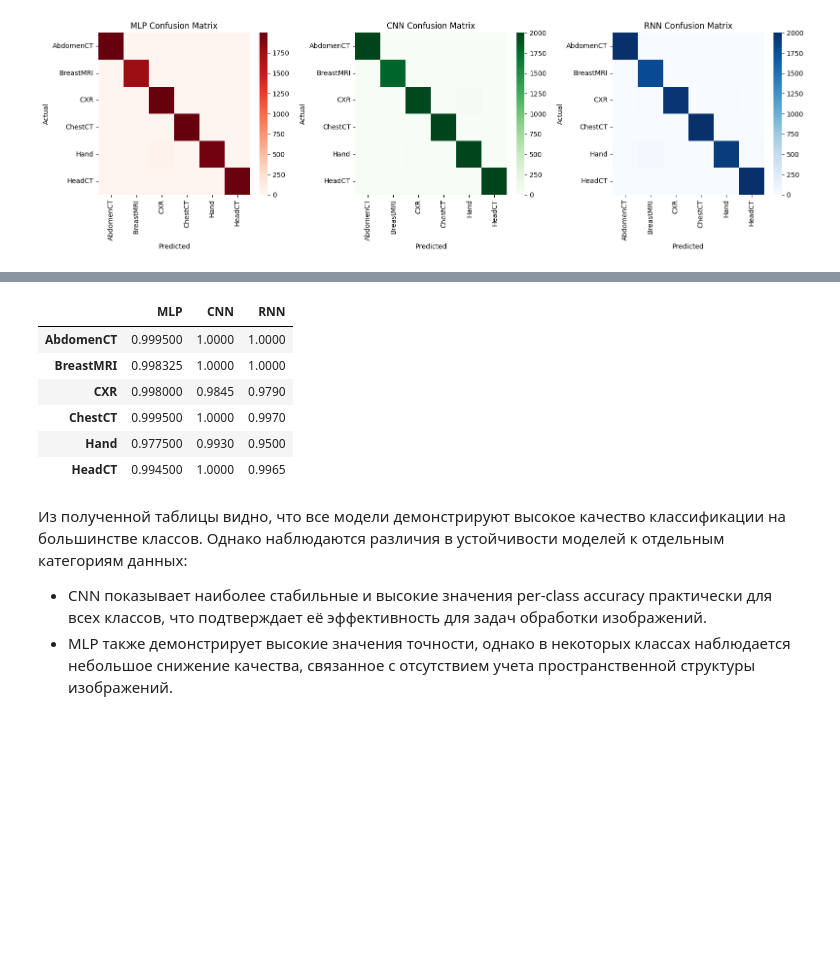
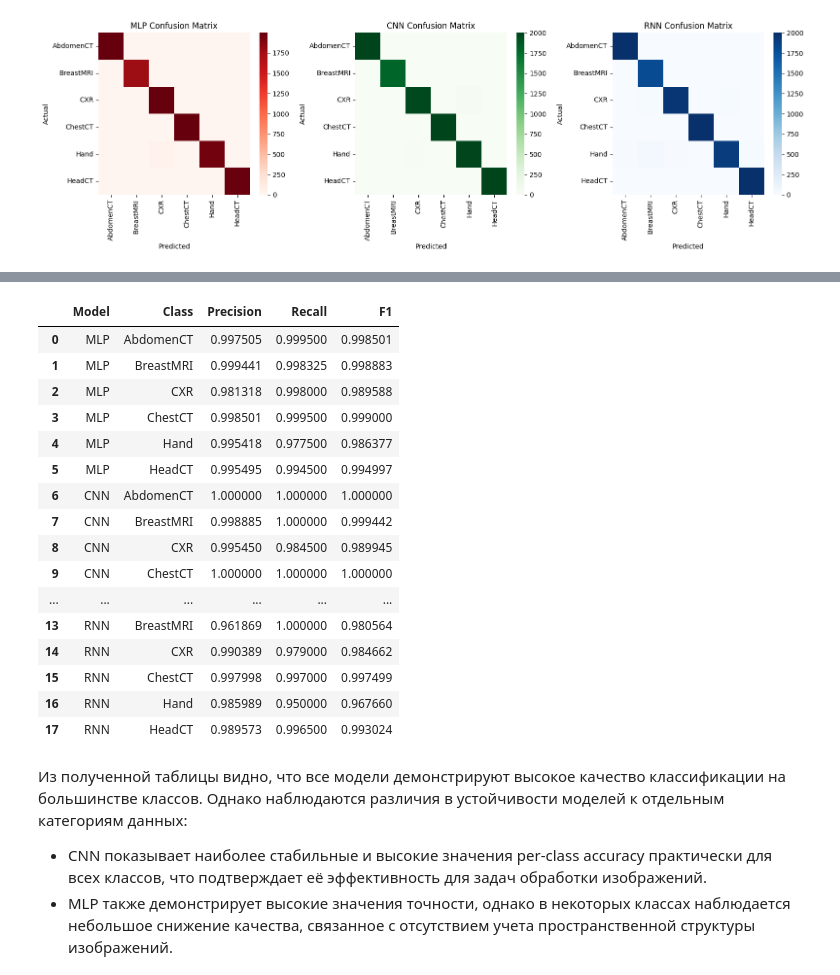
Before and after one commit to SupremeIntelligence/analysis-of-neural-network-architectures, a Jupyter notebook: mlp_rnn_cnn_image_classification.ipynb, the cells around one changed output, grey strips where cells are left out. Cells and saved outputs as stored; diff of their text form; code cells hidden in the pictures; blank space fills up the shorter version.

Commit message:
Added per-class precision, recall, F1 metrics and comparison tables.

```diff
--- a/mlp_rnn_cnn_image_classification.ipynb
+++ b/mlp_rnn_cnn_image_classification.ipynb
@@ -314,7 +315,13 @@ plt.show()
 
 Диагональные элементы отражают количество верных классификаций, тогда как внедиагональные элементы показывают ошибки модели.
 # %%
-per_class_dict = {}
+metrics_dict = {
+    "Model": [],
+    "Class": [],
+    "Precision": [],
+    "Recall": [],
+    "F1": []
+}
 
 fig, axes = plt.subplots(1, 3, figsize=(16, 5))
 for ax, (name, model) in zip(axes, models.items()):
@@ -328,8 +335,19 @@ for ax, (name, model) in zip(axes, models.items()):
         color=color_map[name] + "s",
         title=f"{name} Confusion Matrix"
     )
-    per_class_acc = cm.diagonal()/cm.sum(axis=1)
-    per_class_dict[name] = per_class_acc
+    recall = cm.diagonal()/cm.sum(axis=1)
+    precision = cm.diagonal() / cm.sum(axis=0)
+    f1 = 2 * recall * precision / (recall + precision)
+    recall = np.nan_to_num(recall)
+    precision = np.nan_to_num(precision)
+    f1 = np.nan_to_num(f1)
+
+    for i, cls in enumerate(classes):
+        metrics_dict["Model"].append(name)
+        metrics_dict["Class"].append(cls)
+        metrics_dict["Precision"].append(precision[i])
+        metrics_dict["Recall"].append(recall[i])
+        metrics_dict["F1"].append(f1[i])
 
 plt.tight_layout()
 plt.show()
@@ -351,14 +380,30 @@ $$Accuracy_i = \frac{CM_{ii}}{\sum_j CM_{ij}}$$
 # %%
-per_class_df = pd.DataFrame(per_class_dict, index=classes)
-display(per_class_df)
+metrics_df = pd.DataFrame(metrics_dict)
+final_table = metrics_df.pivot_table(
+    index=["Class"],
+    columns="Model",
+    values=["Precision", "Recall", "F1"]
+)
+
+display(final_table)
 # %% [output]
-|  | MLP | CNN | RNN |
-| AbdomenCT | 0.999500 | 1.0000 | 1.0000 |
-| BreastMRI | 0.998325 | 1.0000 | 1.0000 |
-| CXR | 0.998000 | 0.9845 | 0.9790 |
-| ChestCT | 0.999500 | 1.0000 | 0.9970 |
-| Hand | 0.977500 | 0.9930 | 0.9500 |
-| HeadCT | 0.994500 | 1.0000 | 0.9965 |
+|  | Model | Class | Precision | Recall | F1 |
+| 0 | MLP | AbdomenCT | 0.997505 | 0.999500 | 0.998501 |
+| 1 | MLP | BreastMRI | 0.999441 | 0.998325 | 0.998883 |
+| 2 | MLP | CXR | 0.981318 | 0.998000 | 0.989588 |
+| 3 | MLP | ChestCT | 0.998501 | 0.999500 | 0.999000 |
+| 4 | MLP | Hand | 0.995418 | 0.977500 | 0.986377 |
+| 5 | MLP | HeadCT | 0.995495 | 0.994500 | 0.994997 |
+| 6 | CNN | AbdomenCT | 1.000000 | 1.000000 | 1.000000 |
+| 7 | CNN | BreastMRI | 0.998885 | 1.000000 | 0.999442 |
+| 8 | CNN | CXR | 0.995450 | 0.984500 | 0.989945 |
+| 9 | CNN | ChestCT | 1.000000 | 1.000000 | 1.000000 |
+| ... | ... | ... | ... | ... | ... |
+| 13 | RNN | BreastMRI | 0.961869 | 1.000000 | 0.980564 |
+| 14 | RNN | CXR | 0.990389 | 0.979000 | 0.984662 |
+| 15 | RNN | ChestCT | 0.997998 | 0.997000 | 0.997499 |
+| 16 | RNN | Hand | 0.985989 | 0.950000 | 0.967660 |
+| 17 | RNN | HeadCT | 0.989573 | 0.996500 | 0.993024 |
 # %% [markdown]
 Из полученной таблицы видно, что все модели демонстрируют высокое качество классификации на большинстве классов. Однако наблюдаются различия в устойчивости моделей к отдельным категориям данных:
 
```
Also changed, not shown: parts of 2 cells of this notebook.
